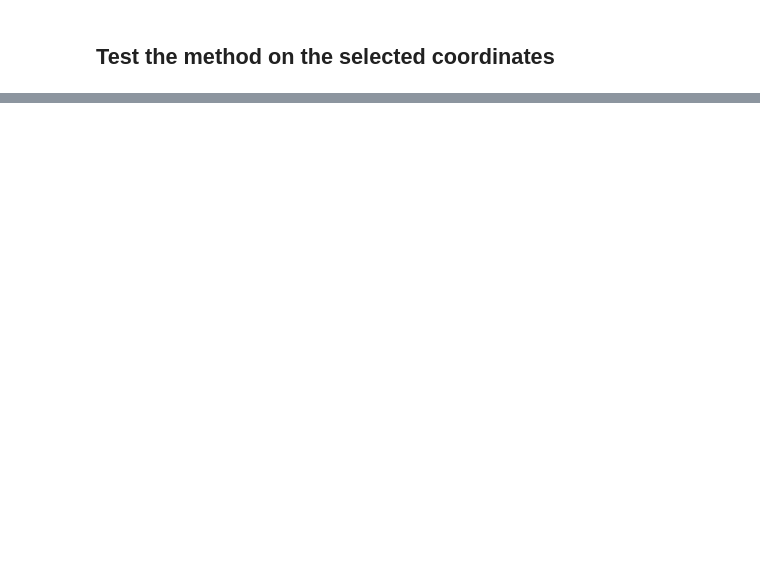
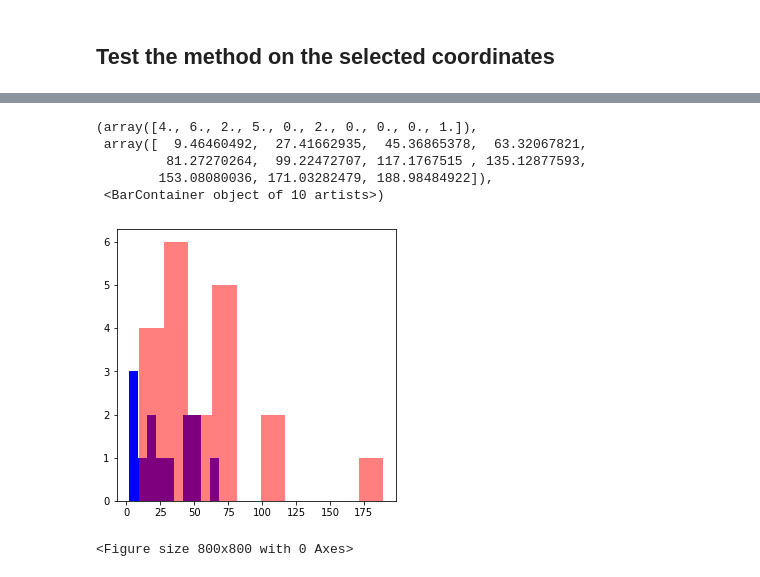
Before and after one commit to margokhokhlova/parkinson_project, a Jupyter notebook: classification/paper_replication.ipynb, the cells around one changed output, grey strips where cells are left out. Drawn from its saved outputs; the diff is of its cells as text; code cells hidden in the pictures; blank space fills up the shorter version.

```diff
--- a/classification/paper_replication.ipynb
+++ b/classification/paper_replication.ipynb
@@ -666,0 +695,25 @@ Text(0.5, 1.0, '2 variances box plots for PD patients')
+# %%
+### If we will plot the histogrmas of the variability directly
+et_transformed_std = np.zeros((len(et_data),2))
+pd_transformed_std = np.zeros((len(parkinson_data),2))
+fig, ax = plt.subplots(figsize=(5, 5))
+plt.figure(figsize=(10, 10), dpi=80)
+for i in range(len(et_data)):
+    transformed_et = calculate_2D(et_data[i,:])
+   # get the std for transformed data
+    std = np.std(transformed_et,1)
+    et_transformed_std[i,:]=std[0],std[1]
+for i in range(len(parkinson_data)):
+    transformed_pd = calculate_2D(parkinson_data[i,:]) # back to whole data
+    std = np.std(transformed_pd,1)
+    pd_transformed_std[i,:]=std[0],std[1]
+ax.hist(et_transformed_std[:,1]+et_transformed_std[:,0], bins =10, color ='b')
+ax.hist(pd_transformed_std[:,1]+pd_transformed_std[:,0], bins = 10,color ='r', alpha = 0.5)
+# %% [output]
+(array([4., 6., 2., 5., 0., 2., 0., 0., 0., 1.]),
+ array([  9.46460492,  27.41662935,  45.36865378,  63.32067821,
+         81.27270264,  99.22472707, 117.1767515 , 135.12877593,
+        153.08080036, 171.03282479, 188.98484922]),
+ <BarContainer object of 10 artists>)
+[figure, added]
+<Figure size 800x800 with 0 Axes>
```
Also changed, not shown: parts of 32 cells of this notebook.
